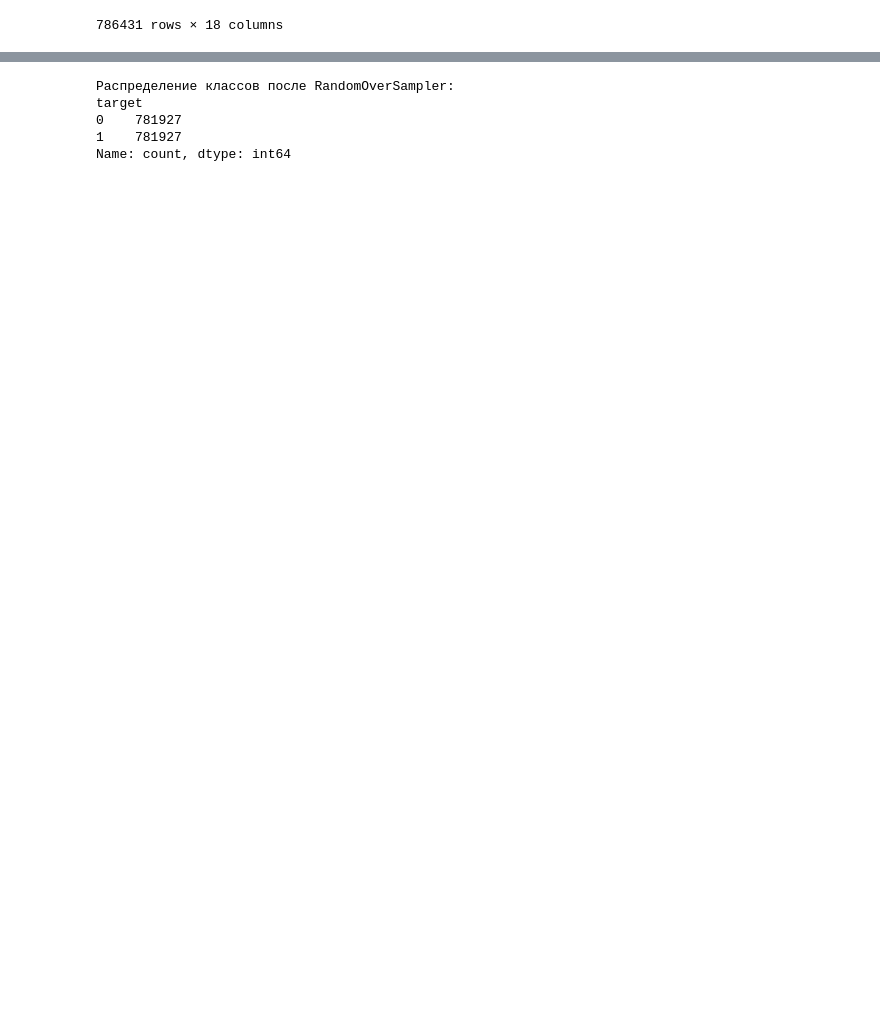
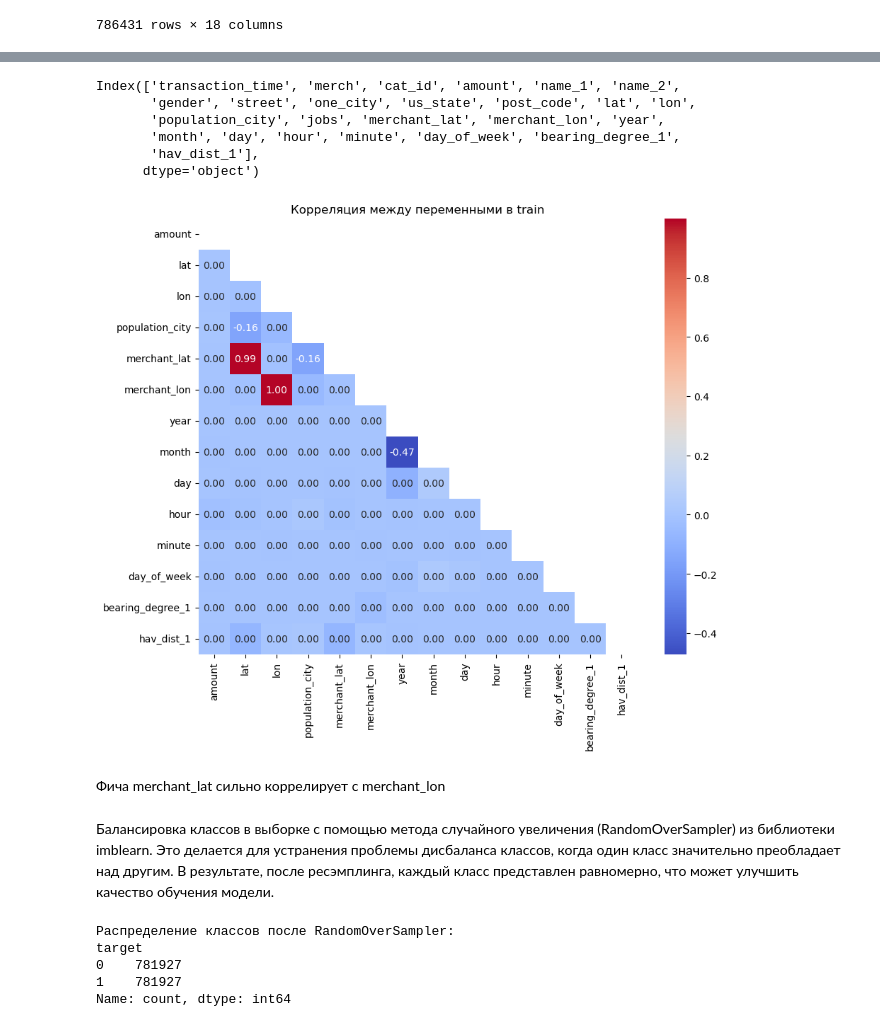
Before and after one commit to KatieGalaeva/shad, a Jupyter notebook: ml_1/binary_classification.ipynb, the cells around one changed output, grey strips where cells are left out. Saved outputs shown, nothing was run; the diff lists cells and outputs as text; code cells hidden in the pictures; blank space fills up the shorter version.

```diff
--- a/ml_1/binary_classification.ipynb
+++ b/ml_1/binary_classification.ipynb
@@ -142,19 +177,8 @@ def bearing_degree(lat1: float, lon1: float, lat2: float, lon2: float, n_digits:
 df_train['bearing_degree_1'] = bearing_degree(df_train['lat'], df_train['lon'], df_train['merchant_lat'], df_train['merchant_lon'], ).values
 df_test['bearing_degree_1'] = bearing_degree(df_test['lat'], df_test['lon'], df_test['merchant_lat'], df_test['merchant_lon'], ).values
 # %%
-df_train['bearing_degree_2'] = bearing_degree(df_train['lat'], df_train['lon'], 0, 0, ).values
-df_test['bearing_degree_2'] = bearing_degree(df_test['lat'], df_test['lon'], 0, 0, ).values
-
-df_train['bearing_degree_3'] = bearing_degree(0, 0, df_train['merchant_lat'], df_train['merchant_lon'], ).values
-df_test['bearing_degree_3'] = bearing_degree(0, 0, df_test['merchant_lat'], df_test['merchant_lon'], ).values
+df_train['hav_dist_1'] = haversine_distance(df_train['lat'], df_train['lon'], df_train['merchant_lat'], df_train['merchant_lon'], ).values
+df_test['hav_dist_1'] = haversine_distance(df_test['lat'], df_test['lon'], df_test['merchant_lat'], df_test['merchant_lon'], ).values
-# %%
-df_train['hav_dist_1'] = haversine_distance(df_train['lat'], df_train['lon'], df_train['merchant_lat'], df_train['merchant_lon'], ).values
-df_test['hav_dist_1'] = haversine_distance(df_test['lat'], df_test['lon'], df_test['merchant_lat'], df_test['merchant_lon'], ).values
-df_train['hav_dist_2'] = haversine_distance(df_train['lat'], df_train['lon'], 0, 0, ).values
-df_test['hav_dist_2'] = haversine_distance(df_test['lat'], df_test['lon'], 0, 0, ).values
-
-df_train['hav_dist_3'] = haversine_distance(0, 0, df_train['merchant_lat'], df_train['merchant_lon'], ).values
-df_test['hav_dist_3'] = haversine_distance(0, 0, df_test['merchant_lat'], df_test['merchant_lon'], ).values
 # %%
 model_features = [
   'amount',
@@ -189,3 +213,34 @@ model_features = [
 # %%
 X = df_train.drop("target", axis=1)
 y = df_train["target"]
+# %%
+X.columns
+# %% [output]
+Index(['transaction_time', 'merch', 'cat_id', 'amount', 'name_1', 'name_2',
+       'gender', 'street', 'one_city', 'us_state', 'post_code', 'lat', 'lon',
+       'population_city', 'jobs', 'merchant_lat', 'merchant_lon', 'year',
+       'month', 'day', 'hour', 'minute', 'day_of_week', 'bearing_degree_1',
+       'hav_dist_1'],
+      dtype='object')
+# %%
+numeric_feat = ['amount','lat', 'lon', 'population_city', 'merchant_lat', 'merchant_lon', 'year',
+       'month', 'day', 'hour', 'minute', 'day_of_week', 'bearing_degree_1',
+       'hav_dist_1']
+# %%
+import matplotlib.pyplot as plt
+import seaborn as sns
+
+corr_matrix = X[numeric_feat].corr()
+
+mask = np.triu(np.ones_like(corr_matrix, dtype=bool))
+
+formatted_corr = corr_matrix.applymap(lambda x: "0.00" if abs(x) < 1e-1 else f"{x:.2f}")
+
+plt.figure(figsize=(10, 8))
+sns.heatmap(corr_matrix, mask=mask, annot=formatted_corr, fmt="", cmap="coolwarm")
+plt.title("Корреляция между переменными в train")
+plt.show()
+# %% [output]
+[figure, added]
+# %% [markdown]
+Фича merchant_lat сильно коррелирует с merchant_lon
@@ -192,6 +249,8 @@ y = df_train["target"]
 # %%
 #cat_features_indices = [X.columns.get_loc(col) for col in cat_features if col in X.columns]
 #cat_features_indices
+# %% [markdown]
+Балансировка классов в выборке с помощью метода случайного увеличения (RandomOverSampler) из библиотеки imblearn. Это делается для устранения проблемы дисбаланса классов, когда один класс значительно преобладает над другим. В результате, после ресэмплинга, каждый класс представлен равномерно, что может улучшить качество обучения модели.
 # %%
 from imblearn.over_sampling import RandomOverSampler
 ros = RandomOverSampler(random_state=42)
```
Also changed, not shown: parts of 30 cells of this notebook, 1 other file.
